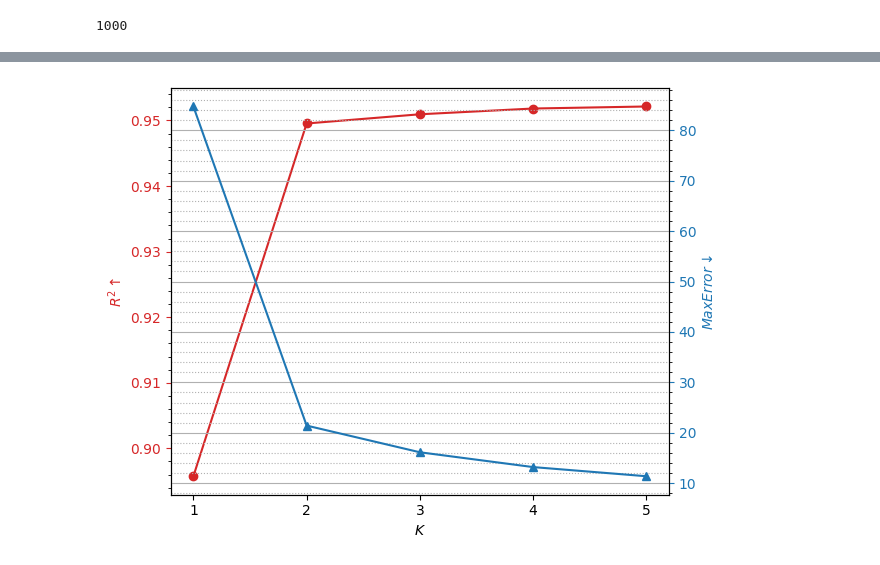
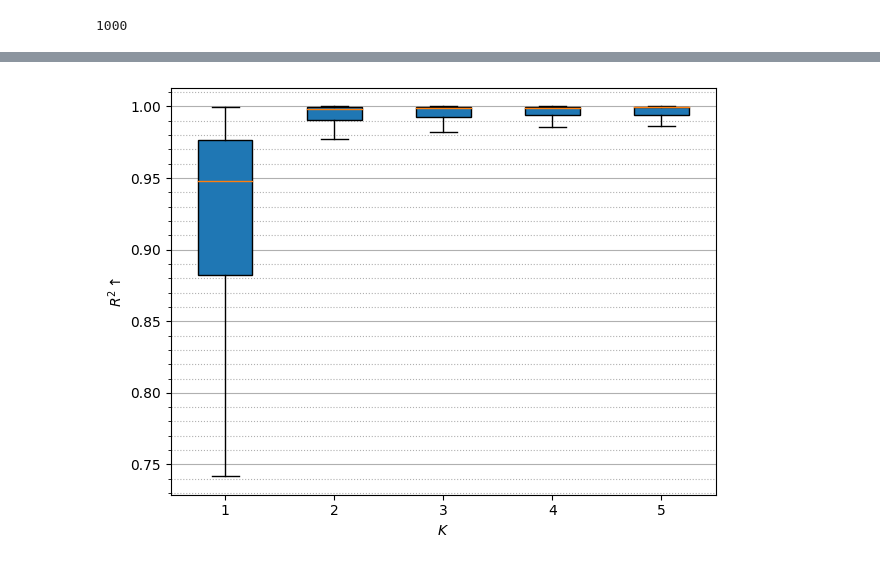
Before and after one commit to fgvfgfg564/TCM-lite, a Jupyter notebook: experiments/RDmodel/plot_rdmodel.ipynb, the cells around one changed output, grey strips where cells are left out. Drawn from its saved outputs; the diff is of its cells as text; code cells hidden in the pictures.

```diff
--- a/experiments/RDmodel/plot_rdmodel.ipynb
+++ b/experiments/RDmodel/plot_rdmodel.ipynb
@@ -34,3 +34,6 @@ for filename in tqdm.tqdm(cache_glob):
     for i, fitter in enumerate(fitters):
         R2_results[i].append(fitter.R2(fitter.curve))
         maxerror_results[i].append(fitter.maxerror(fitter.curve))
+# %%
+R2_results = np.asarray(R2_results)
+maxerror_results = np.asarray(maxerror_results)
@@ -37,33 +60,26 @@ for filename in tqdm.tqdm(cache_glob):
 # %%
 fig, ax1 = plt.subplots()
 
-color1 = 'tab:red'
-color2 = 'tab:blue'
+ax1.set_xlabel("$K$")
 
-ax1.set_xlabel("$K$")
-ax2 = ax1.twinx()
-
-ax1.set_ylabel(r"$R^2\uparrow$", color=color1)
-ax1.tick_params(axis='y', colors=color1)
+ax1.set_ylabel(r"$R^2\uparrow$")
 ax1.tick_params(axis="x", which="minor", bottom=False)
 
-ax2.set_ylabel(r"$Max Error \downarrow$", color=color2)
-ax2.tick_params(axis="y", colors=color2)
+ax1.minorticks_on()
 
-ax1.minorticks_on()
-ax2.minorticks_on()
-
-ax1.plot(range(1,6), [np.mean(R2_results[i]) for i in range(5)], color=color1, marker='o', label='$R^2$')
-ax2.plot(range(1,6), [np.mean(maxerror_results[i]) for i in range(5)], color=color2, marker='^', label='Max Error')
+ax1.boxplot(list(R2_results), patch_artist=True, showfliers=False)
+# ax2.violinplot(
+#     list(maxerror_results),
+# )
 
 fig.tight_layout()
 
 plt.xticks([1,2,3,4,5])
 
 plt.grid(which='major', axis='y', linestyle='-')
 plt.grid(which='minor', axis='y', linestyle=':')
 
-plt.savefig('./K_Exp.png', dpi=300)
-plt.savefig('./K_Exp.pdf')
+plt.savefig('./K_Exp_R2.png', dpi=300)
+plt.savefig('./K_Exp_R2.pdf')
 # %% [output]
-[figure, old version]
+[figure, new version]
```
Also changed, not shown: parts of 2 cells of this notebook, 6 other files.
